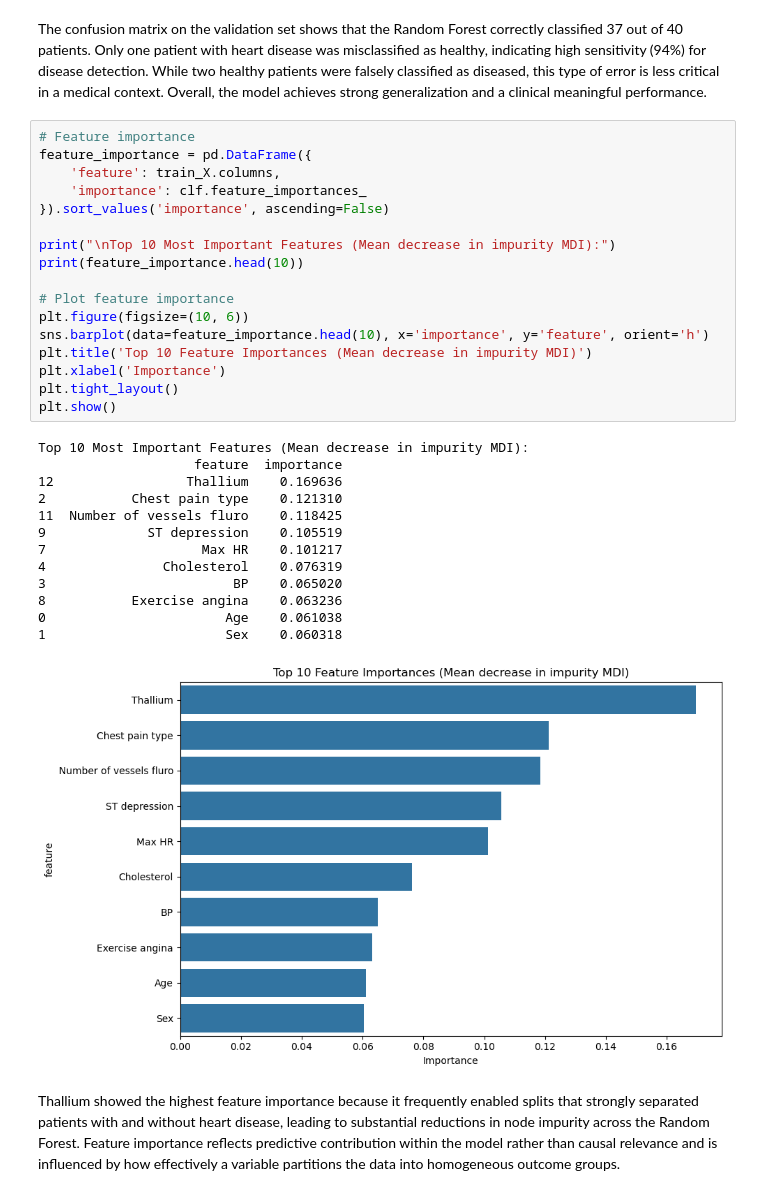
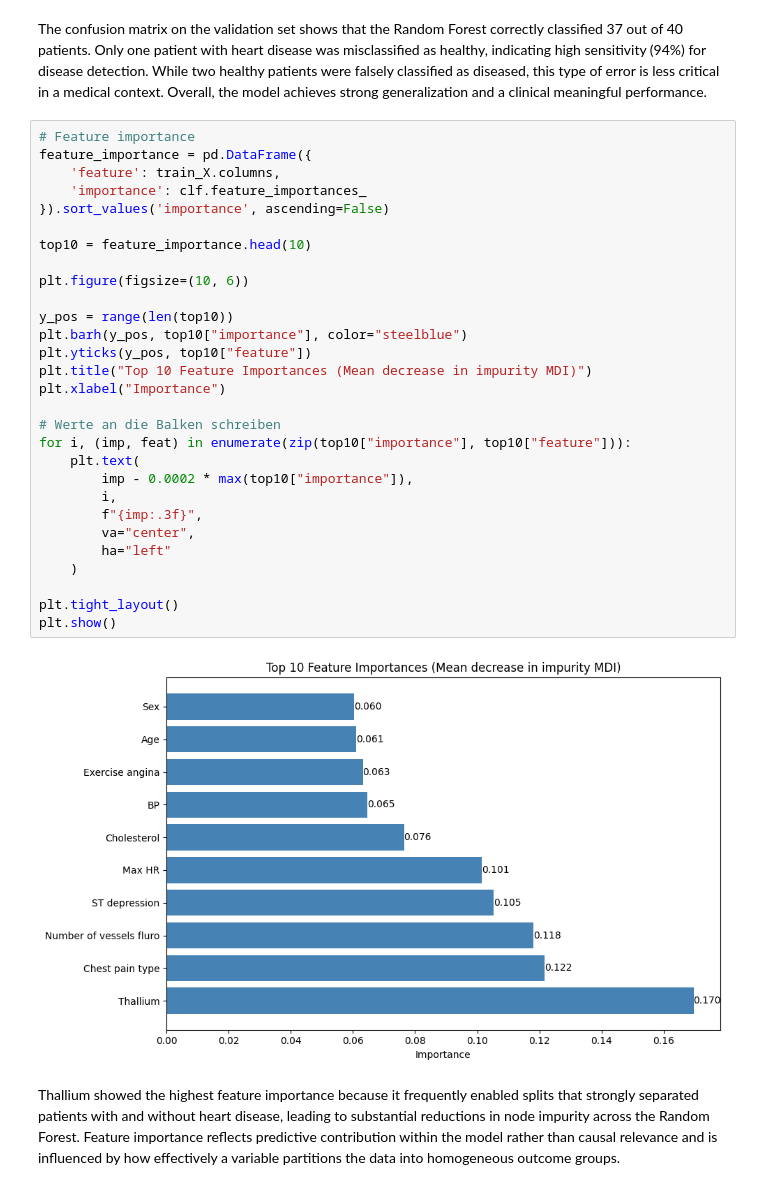
Before and after one commit to micheleishere/CO2, a Jupyter notebook: Project_CO2_main.ipynb, the cells around one changed output. Drawn from its saved outputs; the diff is of its cells as text.

```diff
--- a/Project_CO2_main.ipynb
+++ b/Project_CO2_main.ipynb
@@ -677,34 +683,34 @@ The confusion matrix on the validation set shows that the Random Forest correctl
 # %%
 # Feature importance
 feature_importance = pd.DataFrame({
     'feature': train_X.columns,
     'importance': clf.feature_importances_
 }).sort_values('importance', ascending=False)
 
-print("\nTop 10 Most Important Features (Mean decrease in impurity MDI):")
-print(feature_importance.head(10))
+top10 = feature_importance.head(10)
 
-# Plot feature importance
 plt.figure(figsize=(10, 6))
-sns.barplot(data=feature_importance.head(10), x='importance', y='feature', orient='h')
-plt.title('Top 10 Feature Importances (Mean decrease in impurity MDI)')
-plt.xlabel('Importance')
+
+y_pos = range(len(top10))
+plt.barh(y_pos, top10["importance"], color="steelblue")
+plt.yticks(y_pos, top10["feature"])
+plt.title("Top 10 Feature Importances (Mean decrease in impurity MDI)")
+plt.xlabel("Importance")
+
+# Werte an die Balken schreiben
+for i, (imp, feat) in enumerate(zip(top10["importance"], top10["feature"])):
+    plt.text(
+        imp - 0.0002 * max(top10["importance"]),
+        i,
+        f"{imp:.3f}",
+        va="center",
+        ha="left"
+    )
+
 plt.tight_layout()
 plt.show()
 # %% [output]
-Top 10 Most Important Features (Mean decrease in impurity MDI):
-                    feature  importance
-12                 Thallium    0.169636
-2           Chest pain type    0.121310
-11  Number of vessels fluro    0.118425
-9             ST depression    0.105519
-7                    Max HR    0.101217
-4               Cholesterol    0.076319
-3                        BP    0.065020
-8           Exercise angina    0.063236
-0                       Age    0.061038
-1                       Sex    0.060318
-[figure, old version]
+[figure, new version]
 # %% [markdown]
 Thallium showed the highest feature importance because it frequently enabled splits that strongly separated patients with and without heart disease, leading to substantial reductions in node impurity across the Random Forest. Feature importance reflects predictive contribution within the model rather than causal relevance and is influenced by how effectively a variable partitions the data into homogeneous outcome groups.
 # %% [markdown]
```
Also changed, not shown: parts of 81 cells of this notebook, 4 other files.
